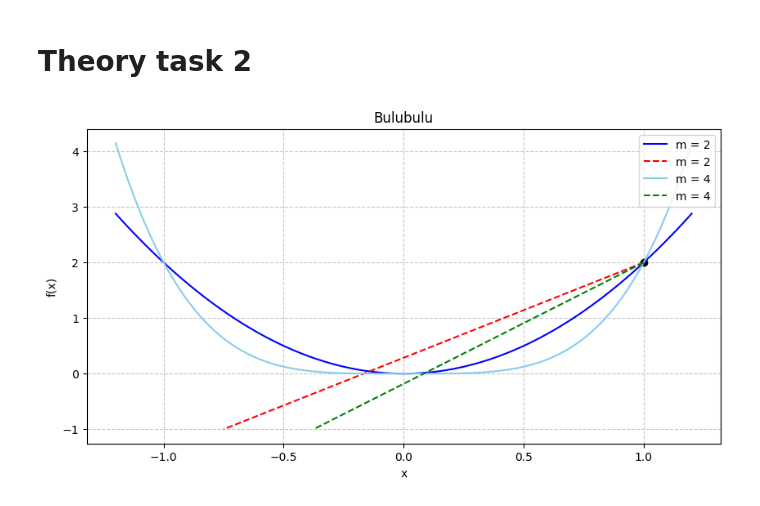
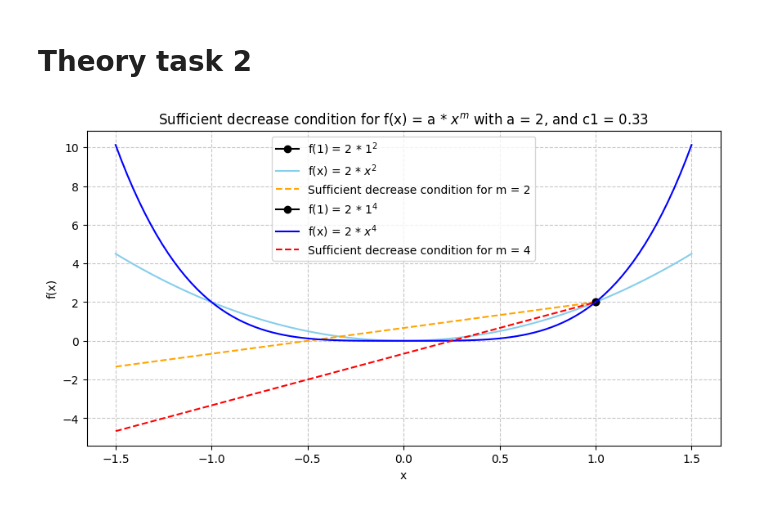
Before and after one commit to mVigholt/NO, a Jupyter notebook: Week 2/Assignment_Notebook.ipynb, the cells around one changed output. Saved outputs shown, nothing was run; the diff lists cells and outputs as text; code cells hidden in the pictures.

Commit message:
sdc plot

```diff
--- a/Week 2/Assignment_Notebook.ipynb
+++ b/Week 2/Assignment_Notebook.ipynb
@@ -334,48 +334,42 @@ plot_convergence([hist_sd, hist_nm], ["Steepest Descent", "Newton's Method"])
 # %%
 import numpy as np
 import matplotlib.pyplot as plt
 
+def f(x,a,m):
+        return a*(x**m)
+def df(x,a,m):
+        return m*a*(x**(m-1))
+def sdc(x,a,m,c1,xk,f,df):
+       return f(xk,a,m) + c1 * (x - xk) * df(xk,a,m)
+
+xk = 1
 c1 = 1/3
 a = 2
 
-def Blue(x,a,m):
-    return a*(x**m)
-
-def Red(x,a,m,c1):
-    #return a*(x**m) + c1 * (1-m) * (a**3) * (m**3) * (x**(3*m-4))
-    return -1 / (c1*a*m*(x**(m-1)))
-
-
-line_styles = ['-', '--', ':', '-.']
+X_lim = 1.5
+X_curve = np.linspace(-X_lim, X_lim, 100)
+X_line = np.array([-X_lim, 1])
 
 plt.figure(figsize=(10, 5))
-X = np.linspace(-1.2, 1.2, 100)
-plt.plot(1, Blue(1,a,2),
-        label="",
-        color="black",
-        marker='o')
-plt.plot(X, [Blue(x,a,2) for x in X],
-        label="m = 2",
-        color="blue",
-        linestyle="-")
-plt.plot((1, Red(1,a,2,c1)), (Blue(1,a,2), -1),
-        label="m = 2",
-        color="red",
-        linestyle="--")
-plt.plot(X, [Blue(x,a,4) for x in X],
-        label="m = 4",
-        color="skyblue",
-        linestyle="-")
-plt.plot((1, Red(1,a,4,c1)), (Blue(1,a,4), -1),
-        label="m = 4",
-        color="green",
-        linestyle="--")
-plt.legend(loc='upper right')#, fontsize=12)
-plt.title(f"Bulubulu")#, fontsize=24)
+
+for m, col1, col2 in [(2, "Skyblue", "orange"), (4, "blue", "red")]:
+        plt.plot(xk, f(xk,a,m),
+                label=f"f(1) = {a} * ${xk}^{m}$",
+                color="black",
+                marker='o')
+        plt.plot(X_curve, f(X_curve,a,m),
+                label=f"f(x) = {a} * $x^{m}$",
+                color=col1,
+                linestyle="-")
+        plt.plot(X_line, sdc(X_line,a,m,c1,xk,f,df),
+                label=f"Sufficient decrease condition for m = {m}",
+                color=col2,
+                linestyle="--")
+plt.legend(loc='upper center')#, fontsize=12)
+plt.title(f"Sufficient decrease condition for f(x) = a * $x^m$ with a = {a}, and c1 = {c1:.2f}")#, fontsize=24)
 plt.xlabel("x")#, fontsize=20)
 plt.ylabel("f(x)")#, fontsize=20)
 plt.grid(True, which='major', linestyle='--', alpha=0.7)
-#plt.grid(False, which='minor')
 plt.show()
 # %% [output]
-[figure, old version]
+[figure, new version]
```
